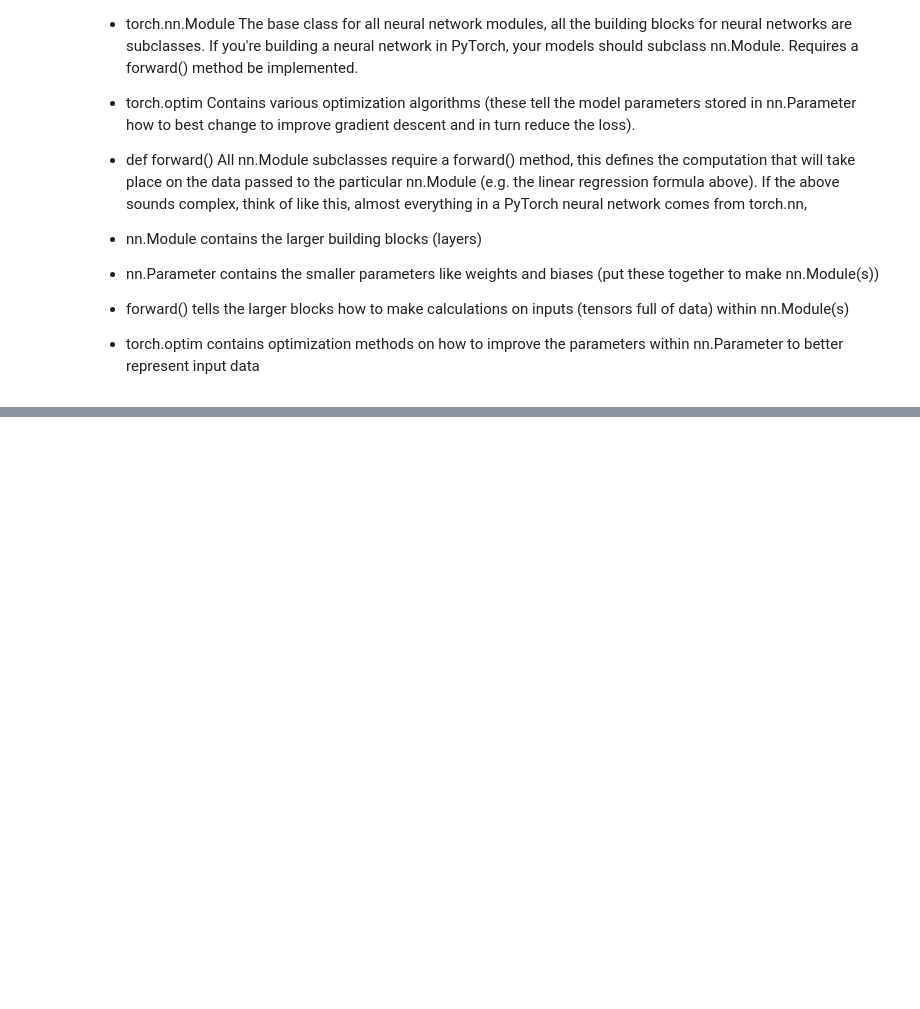
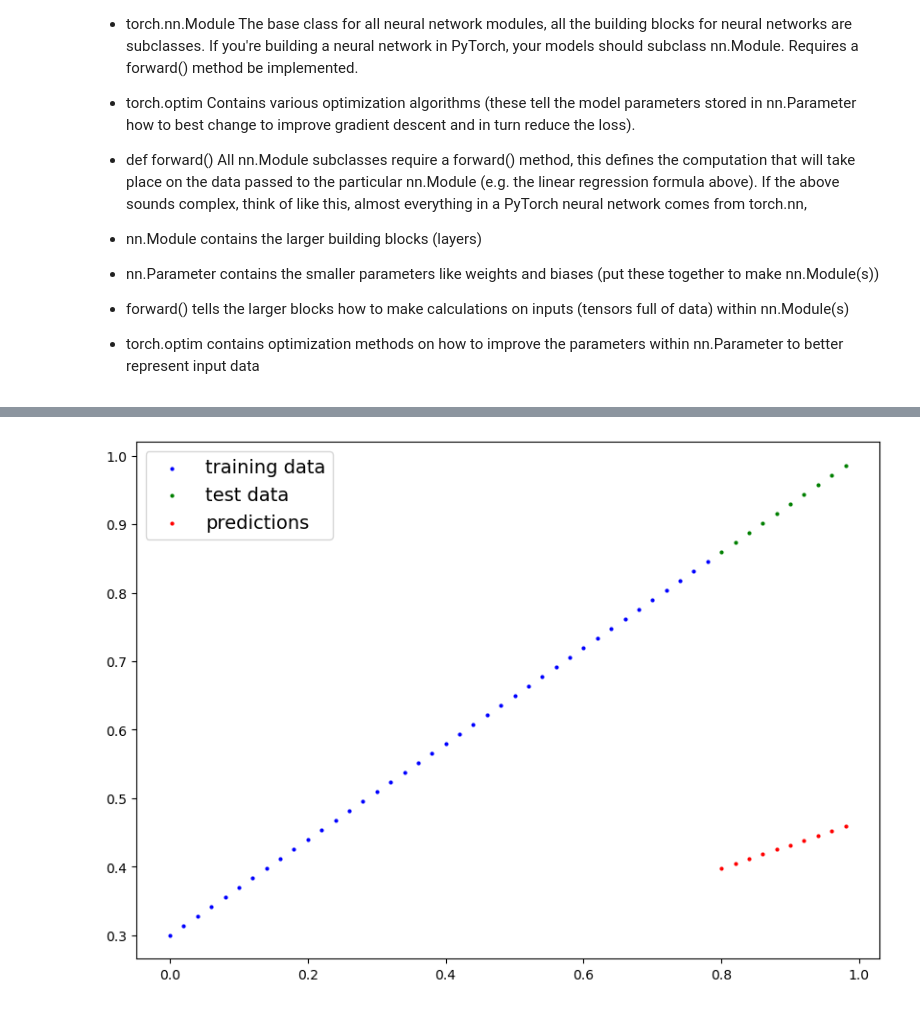
Before and after one commit to apurbaaaa/Pytorch-Tutorials, a Jupyter notebook: PyTorch Workflow.ipynb, the cells around one changed output, grey strips where cells are left out. Cells and saved outputs as stored; diff of their text form; code cells hidden in the pictures; blank space fills up the shorter version.

```diff
--- a/PyTorch Workflow.ipynb
+++ b/PyTorch Workflow.ipynb
@@ -125,3 +125,9 @@ If the above sounds complex, think of like this, almost everything in a PyTorch
 * nn.Parameter contains the smaller parameters like weights and biases (put these together to make nn.Module(s))
 * forward() tells the larger blocks how to make calculations on inputs (tensors full of data) within nn.Module(s)
 * torch.optim contains optimization methods on how to improve the parameters within nn.Parameter to better represent input data
+# %%
+#using random seed for random values
+torch.manual_seed(42)
+model_0 = LinearRegressionModel() #instance of model
+
+list(model_0.parameters())
@@ -127,0 +145,3 @@ If the above sounds complex, think of like this, almost everything in a PyTorch
+# %%
+with torch.inference_mode(): #if you see `torch.no_grad` used anywhere, please use inference_mode
+    y_preds = model_0(X_test)
@@ -127,0 +174,4 @@ If the above sounds complex, think of like this, almost everything in a PyTorch
+# %%
+plot_predictions(X_train, y_train, X_test, y_test, y_preds)
+# %% [output]
+[figure, added]
```
Also changed, not shown: parts of 7 cells of this notebook.
